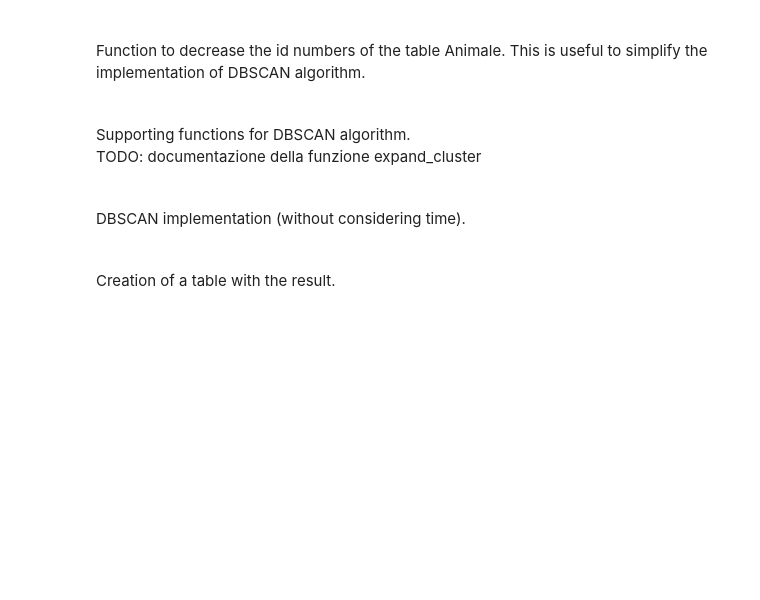
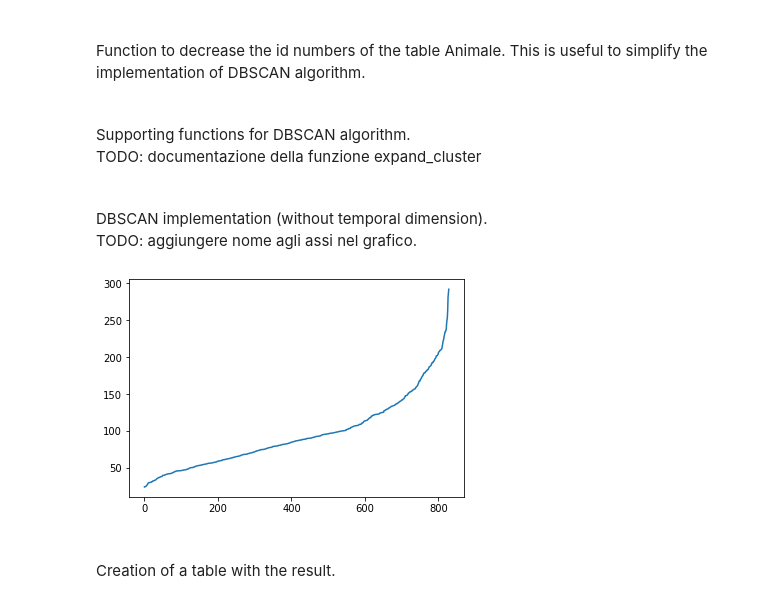
Before and after one commit to lucaArrotta/DBSCAN-in-Python, a Jupyter notebook: DBSCAN.ipynb, the cells around one changed output. Drawn from its saved outputs; the diff is of its cells as text; code cells hidden in the pictures; blank space fills up the shorter version.

```diff
--- a/DBSCAN.ipynb
+++ b/DBSCAN.ipynb
@@ -333,40 +337,79 @@ def get_neighbors(eps, point):
     return neighbors_list
 
 
+def get_k_neighbor(k, eps, point):
+    '''
+    returns a value containing the distance <point>-<k-neighbor>
+    '''
+    cur = conn.cursor()
+    query = "SELECT a2.id, ST_distance(a1.geom,a2.geom) as dist\
+            FROM animale a1, animale a2\
+            WHERE ST_distance(a1.geom,a2.geom) <= {} and a1.id = {} and a1.id != a2.id\
+            ORDER BY dist\
+            LIMIT 1 OFFSET {}".format(eps, point, k-1)
+    cur.execute(query)
+    rows = cur.fetchall()
+
+    k_neighbor_list = list()
+    for row in rows:
+        k_neighbor_list.append(row[1])
+    return k_neighbor_list
+
+
 
 def expand_cluster(point, cluster, eps, minPoints, labels):
     '''
     '''
+    # let's test eps goodness
+    k_values = list()
+    k = minPoints
+    k_neighbor = get_k_neighbor(k, eps, point)
+    k_values.append(k_neighbor)
+
     neighbors_list1 = get_neighbors(eps, point)
     for n_id in neighbors_list1:
         if labels[n_id] == 0 or labels[n_id] == -1:  # so the point is "not visited" or "noisepoint"
             labels[n_id] = cluster
             neighbors_list2 = get_neighbors(eps, n_id)
+            k_neighbor = get_k_neighbor(k, eps, n_id)
             if len(neighbors_list2) >= minPoints:
+                k_values.append(k_neighbor)
                 neighbors_list1.extend(neighbors_list2)
-    return
+    return k_values
 # %% [markdown]
 <br>
-DBSCAN implementation (without considering time).
+DBSCAN implementation (without temporal dimension).
+<br> TODO: aggiungere nome agli assi nel grafico.
 # %%
 def dbscan(eps, minPoints, conn):
     len_dataset = get_len(conn)
     labels = [0 for i in range(len_dataset+1)]  # a list with a 0 for each dataset point
     core_points_list = get_core_points(eps, minPoints, conn)
 
     cluster = 0
     for i, el in enumerate(labels):  # i -> id of each point
         if el == 0:  # so the point is "not visited"
             if i in core_points_list:  # so the point is a "corepoint"
                 cluster += 1
                 labels[i] = cluster
-                expand_cluster(i, cluster, eps, minPoints, labels)
+                k_values = expand_cluster(i, cluster, eps, minPoints, labels)
             else:  # so the point is a "noisepoint" or a "borderpoint"...if it is a "borderpoint" we reach it when we expand one of the clusters
                 labels[i] = -1
+
+    # MA COSI' NON PRENDIAMO SOLO L'ULTIMO k_values?
+    # plotting of k_dist pdf
+    import matplotlib.pyplot as plt
+    k_values = sorted(k_values)
+    k_length_vector = list(range(0, len(k_values)))
+    plt.plot(k_length_vector, k_values)
+    plt.show()
+
     return labels
 
 
 l = dbscan(300, 20, conn)
+# %% [output]
+[figure, added]
 # %% [markdown]
 <br>
 Creation of a table with the result.
```
Also changed, not shown: parts of 2 cells of this notebook.
